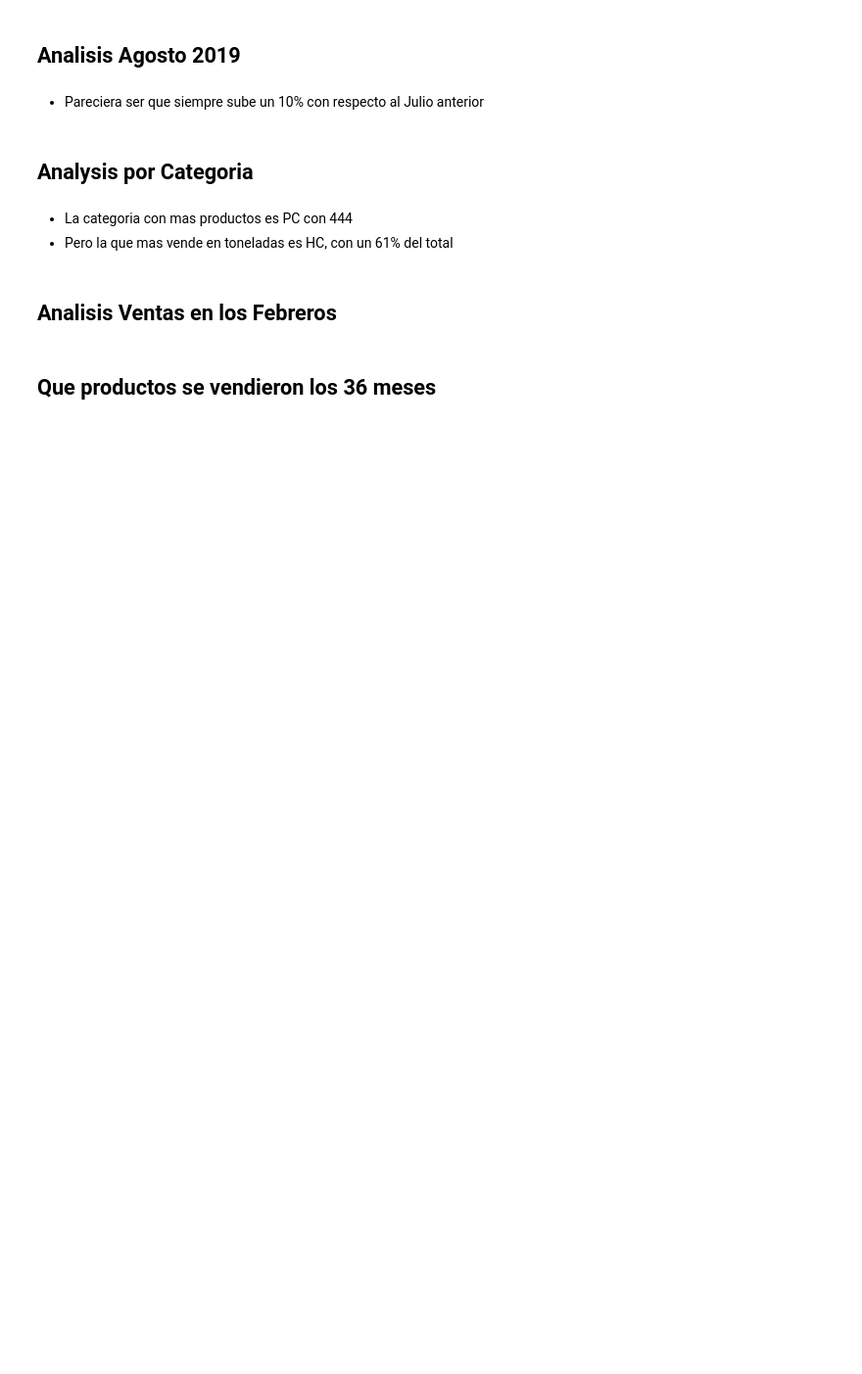
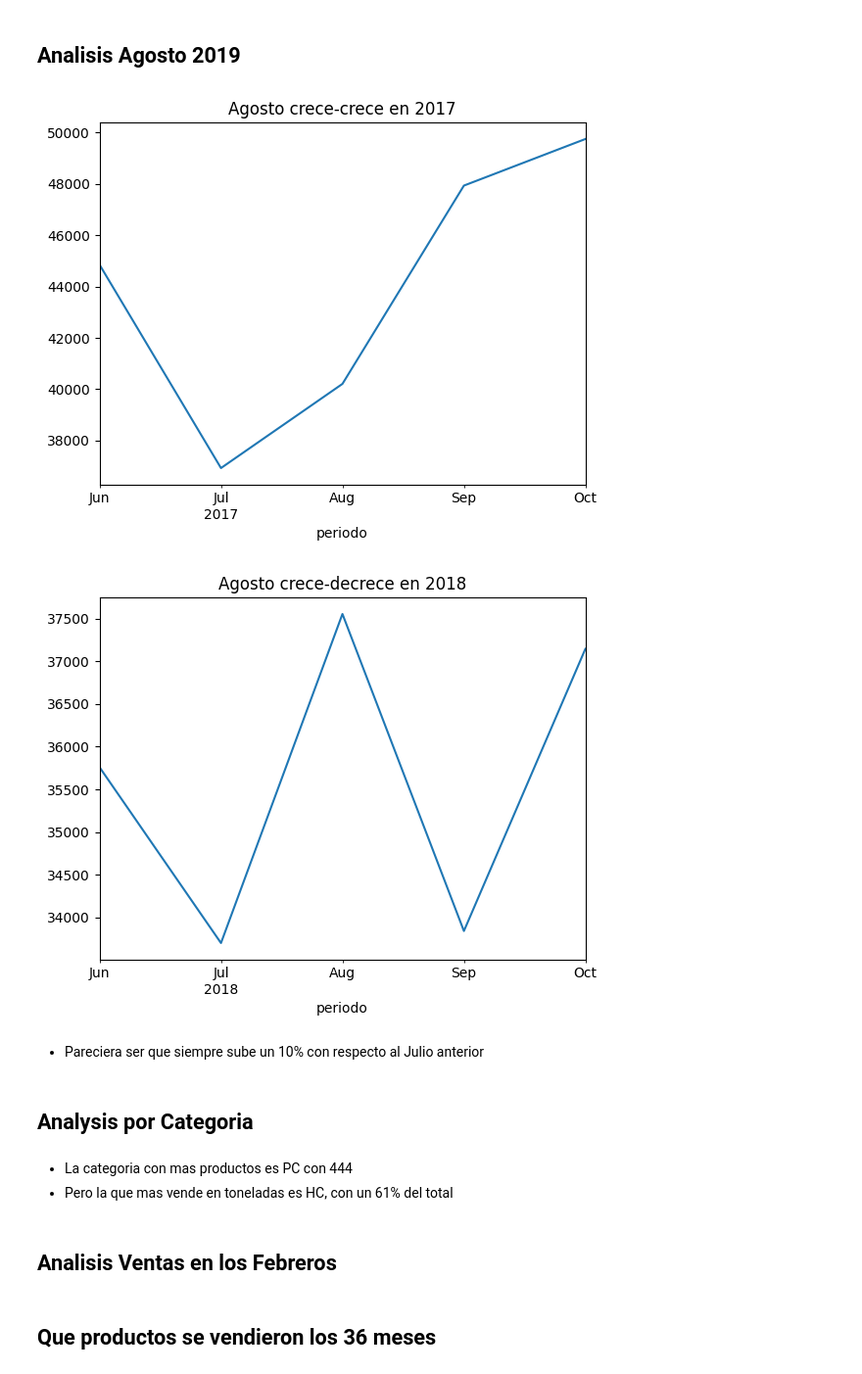
Before and after one commit to AndresMontesDeOca/Laboratorio3, a Jupyter notebook: Experimento.ipynb, the cells around one changed output. Shown at 98% size. Drawn from its saved outputs; the diff is of its cells as text; code cells hidden in the pictures; blank space fills up the shorter version.

```diff
--- a/Experimento.ipynb
+++ b/Experimento.ipynb
@@ -4437,11 +4437,14 @@ check_preddictions_files(path_data + 'Predicciones_cat1_cat2//')
 # %% [markdown]
 ## Analisis Agosto 2019
 # %%
-# data_grouped.loc['2017-06':'2017-10'].sum(axis=1).plot(title='Agosto crece-crece en 2017')
-# plt.show()
+group_data(data, 'product_id').loc['2017-06':'2017-10'].sum(axis=1).plot(title='Agosto crece-crece en 2017')
+plt.show()
 
-# data_grouped.loc['2018-06':'2018-10'].sum(axis=1).plot(title='Agosto crece-decrece en 2018')
-# plt.show()
+group_data(data, 'product_id').loc['2018-06':'2018-10'].sum(axis=1).plot(title='Agosto crece-decrece en 2018')
+plt.show()
+# %% [output]
+[figure, added]
+[figure, added]
 # %% [markdown]
 * Pareciera ser que siempre sube un 10% con respecto al Julio anterior
 # %% [markdown]
```
Also changed, not shown: parts of 12 cells of this notebook.
